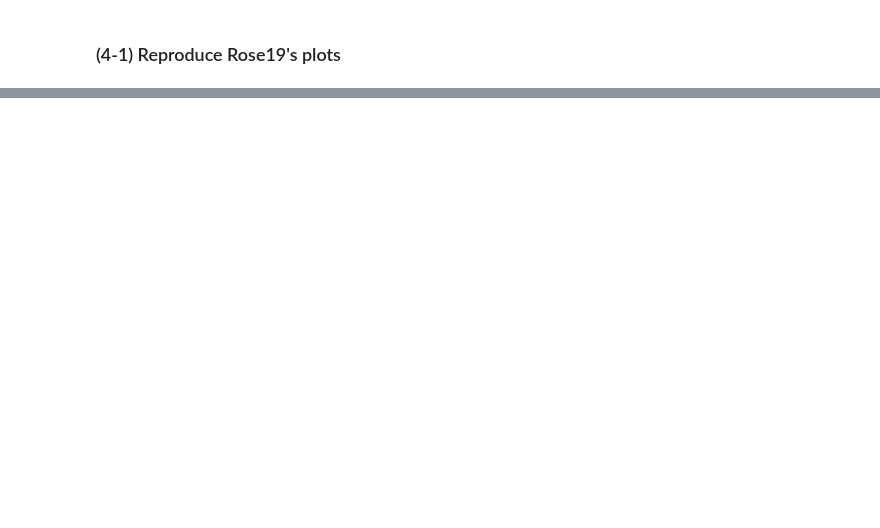
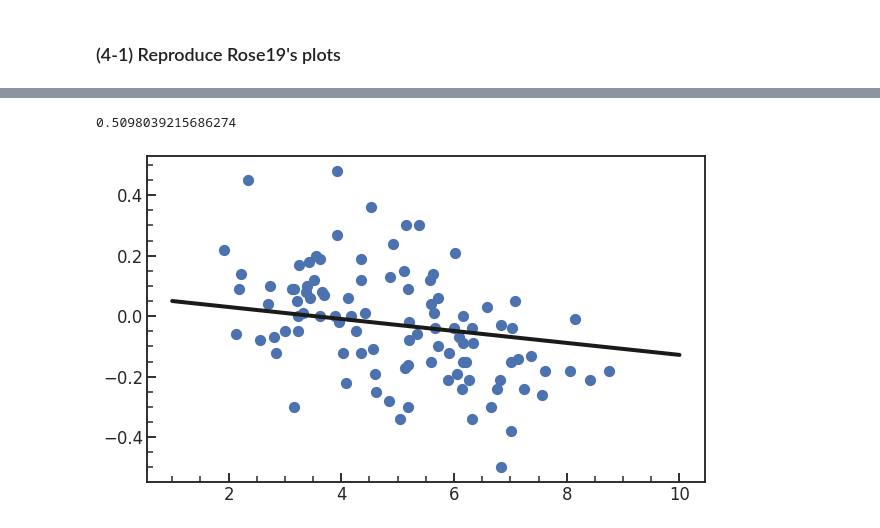
Before and after one commit to ketozhang/statistical-methods-on-sne-ia-luminosity-evolution, a Jupyter notebook: HRvsAge_Campbell_local.ipynb, the cells around one changed output, grey strips where cells are left out. Cells and saved outputs as stored; diff of their text form; code cells hidden in the pictures; blank space fills up the shorter version.

Commit message:
Add corr determined by stats simulation

```diff
--- a/HRvsAge_Campbell_local.ipynb
+++ b/HRvsAge_Campbell_local.ipynb
@@ -403,0 +428,6 @@ notes:
+# %%
+x, y = result_df['age'], result_df['hr']
+corr, pvalue_corr = stats.pearsonr(x, y)
+rcorr, pvalue_rcorr = stats.spearmanr(x, y)
+slope = corr * (np.std(y) / np.std(x))
+intercept = np.mean(y) - slope*np.mean(x)
@@ -430,0 +504,22 @@ plt.show()
+# %%
+dfs = []
+for snid in snids:
+    _df = pd.DataFrame(
+    [{
+        "age": np.mean(age_df.loc[snid, "age"]),
+         "hr": hr_df.loc[snid, "hr"]
+    }], index=[snid])
+    dfs.append(_df)
+
+summary_df = pd.concat(dfs)
+# %%
+x, y = summary_df['age'], summary_df['hr']
+xrange = np.linspace(1, 10, 100)
+plt.scatter(x, y)
+plt.plot(xrange, slope*xrange + intercept, c='k')
+
+ypred = slope*x + intercept
+print(np.mean(y > ypred))
+# %% [output]
+0.5098039215686274
+[figure, added]
```
Also changed, not shown: parts of 22 cells of this notebook, 10 other files.
